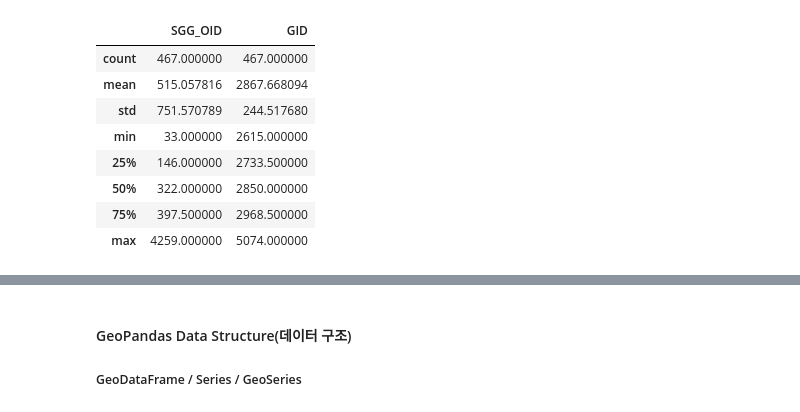
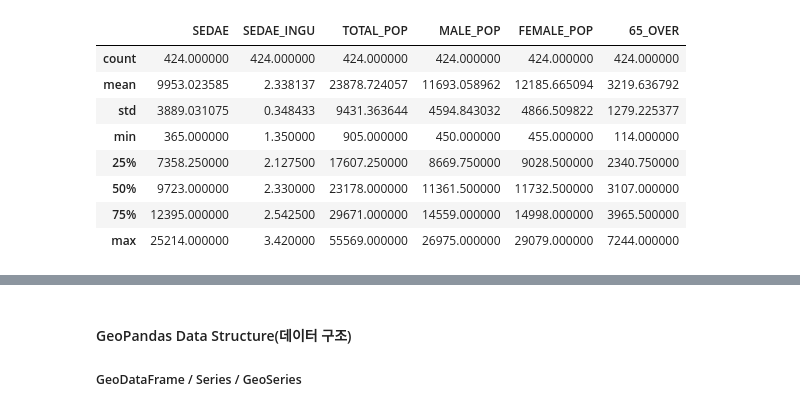
Before and after one commit to rollinstar/gpd_example, a Jupyter notebook: (Basic)Geospatial_Data_with_Python_1st.ipynb, the cells around one changed output, grey strips where cells are left out. Saved outputs shown, nothing was run; the diff lists cells and outputs as text; code cells hidden in the pictures.

```diff
--- a/(Basic)Geospatial_Data_with_Python_1st.ipynb
+++ b/(Basic)Geospatial_Data_with_Python_1st.ipynb
@@ -23,7 +37,7 @@ import geopandas as gpd
 # %%
-# 서울시 법정동 .shp파일
-_seoul_umd = './maps/LSMD_ADM_SECT_UMD_11/LSMD_ADM_SECT_UMD_11_MOD.shp'
+# _02 서울시 행정동 .shp파일
+_h_dong = './maps/seoul_h_dong/seoul_h_dong.shp'
 # %%
-# 지도 파일을 불러와 GeoDataFrame 생성하기
-seoul_umd_gdf = gpd.read_file(_seoul_umd)
+# _03 지도 파일을 불러와 GeoDataFrame 생성하기
+seoul_h_dong_gdf = gpd.read_file(_h_dong)
 # %%
@@ -54,13 +112,13 @@ memory usage: 22.0+ KB
 # %%
-# Dataframe 통계정보 확인하기
-seoul_umd_gdf.describe()
+# _07 Dataframe 통계정보 확인하기
+seoul_h_dong_gdf.describe()
 # %% [output]
-|  | SGG_OID | GID |
-| count | 467.000000 | 467.000000 |
-| mean | 515.057816 | 2867.668094 |
-| std | 751.570789 | 244.517680 |
-| min | 33.000000 | 2615.000000 |
-| 25% | 146.000000 | 2733.500000 |
-| 50% | 322.000000 | 2850.000000 |
-| 75% | 397.500000 | 2968.500000 |
-| max | 4259.000000 | 5074.000000 |
+|  | SEDAE | SEDAE_INGU | TOTAL_POP | MALE_POP | FEMALE_POP | 65_OVER |
+| count | 424.000000 | 424.000000 | 424.000000 | 424.000000 | 424.000000 | 424.000000 |
+| mean | 9953.023585 | 2.338137 | 23878.724057 | 11693.058962 | 12185.665094 | 3219.636792 |
+| std | 3889.031075 | 0.348433 | 9431.363644 | 4594.843032 | 4866.509822 | 1279.225377 |
+| min | 365.000000 | 1.350000 | 905.000000 | 450.000000 | 455.000000 | 114.000000 |
+| 25% | 7358.250000 | 2.127500 | 17607.250000 | 8669.750000 | 9028.500000 | 2340.750000 |
+| 50% | 9723.000000 | 2.330000 | 23178.000000 | 11361.500000 | 11732.500000 | 3107.000000 |
+| 75% | 12395.000000 | 2.542500 | 29671.000000 | 14559.000000 | 14998.000000 | 3965.500000 |
+| max | 25214.000000 | 3.420000 | 55569.000000 | 26975.000000 | 29079.000000 | 7244.000000 |
```
Also changed, not shown: parts of 49 cells of this notebook, 21 other files.
